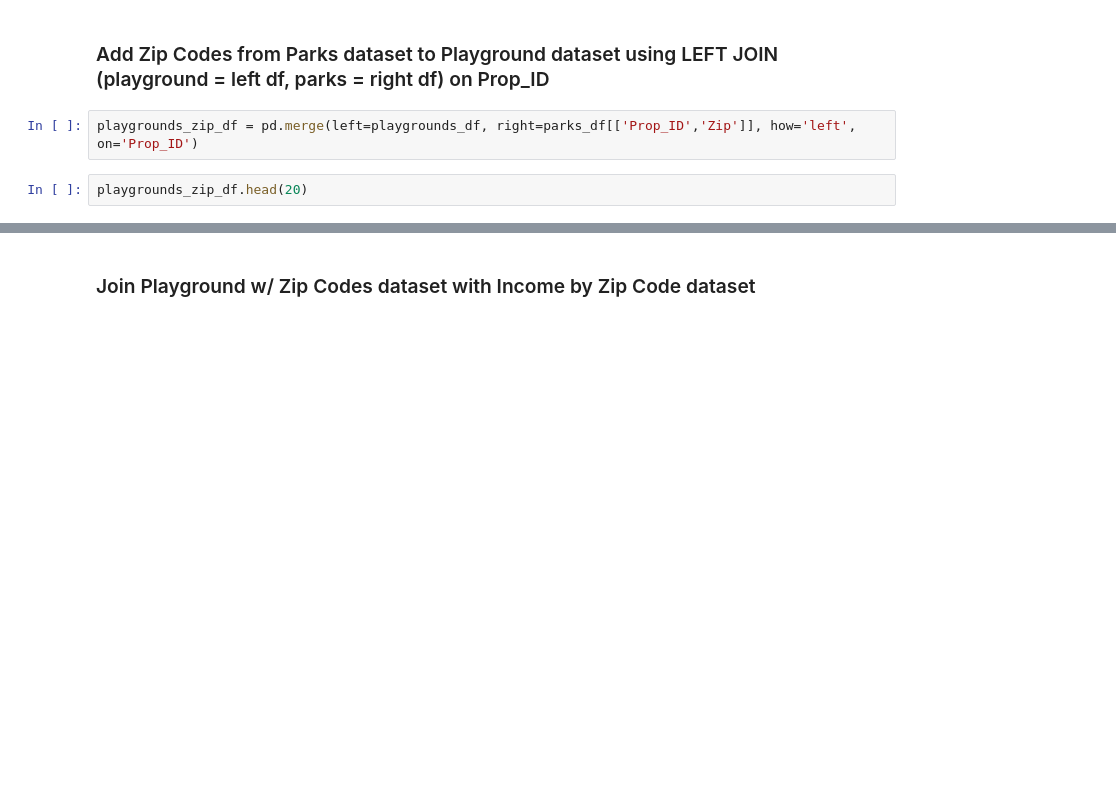
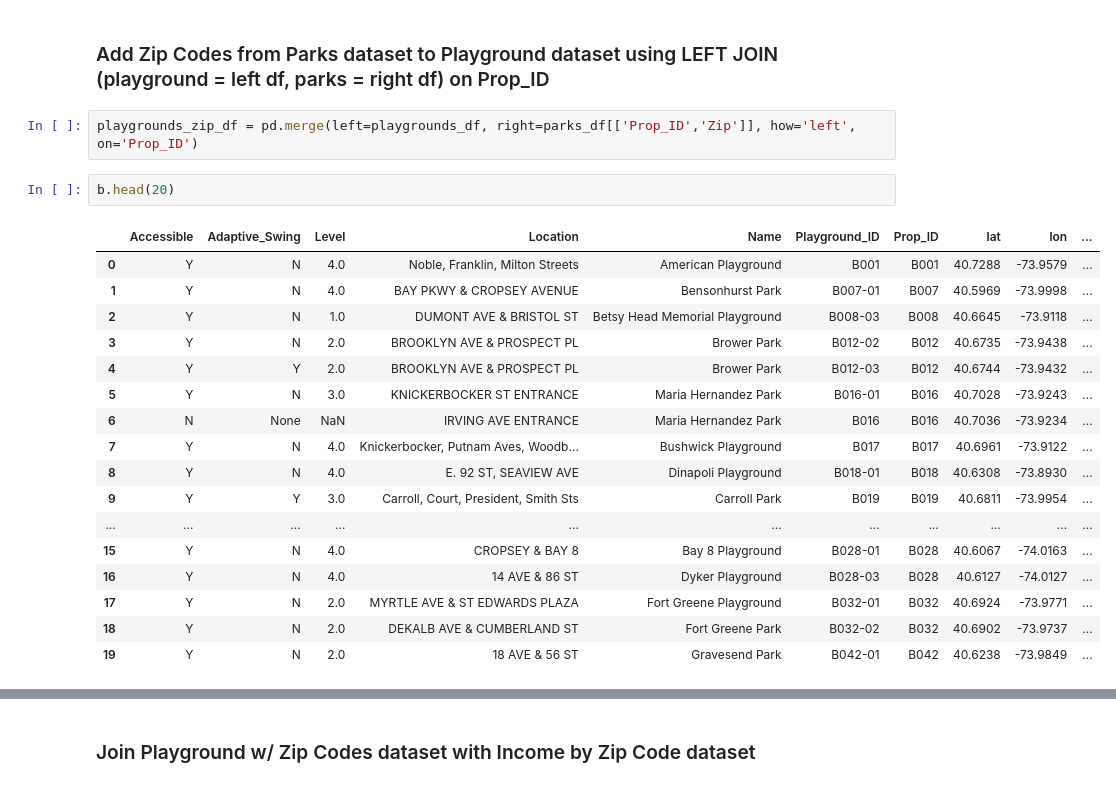
Before and after one commit to as6140/nyc_playgrounds_income, a Jupyter notebook: exploratory_data_analysis.ipynb, the cells around one changed output, grey strips where cells are left out. Drawn from its saved outputs; the diff is of its cells as text; blank space fills up the shorter version.

```diff
--- a/exploratory_data_analysis.ipynb
+++ b/exploratory_data_analysis.ipynb
@@ -389,4 +578,22 @@ playgrounds_df.drop(columns=['School_ID', 'Status'],inplace=True)
 # %%
 playgrounds_zip_df = pd.merge(left=playgrounds_df, right=parks_df[['Prop_ID','Zip']], how='left', on='Prop_ID')
 # %%
-playgrounds_zip_df.head(20)
+b.head(20)
+# %% [output]
+|  | Accessible | Adaptive_Swing | Level | Location | Name | Playground_ID | Prop_ID | lat | lon | ... |
+| 0 | Y | N | 4.0 | Noble, Franklin, Milton Streets | American Playground | B001 | B001 | 40.7288 | -73.9579 | ... |
+| 1 | Y | N | 4.0 | BAY PKWY & CROPSEY AVENUE | Bensonhurst Park | B007-01 | B007 | 40.5969 | -73.9998 | ... |
+| 2 | Y | N | 1.0 | DUMONT AVE & BRISTOL ST | Betsy Head Memorial Playground | B008-03 | B008 | 40.6645 | -73.9118 | ... |
+| 3 | Y | N | 2.0 | BROOKLYN AVE & PROSPECT PL | Brower Park | B012-02 | B012 | 40.6735 | -73.9438 | ... |
+| 4 | Y | Y | 2.0 | BROOKLYN AVE & PROSPECT PL | Brower Park | B012-03 | B012 | 40.6744 | -73.9432 | ... |
+| 5 | Y | N | 3.0 | KNICKERBOCKER ST ENTRANCE | Maria Hernandez Park | B016-01 | B016 | 40.7028 | -73.9243 | ... |
+| 6 | N | None | NaN | IRVING AVE ENTRANCE | Maria Hernandez Park | B016 | B016 | 40.7036 | -73.9234 | ... |
+| 7 | Y | N | 4.0 | Knickerbocker, Putnam Aves, Woodb... | Bushwick Playground | B017 | B017 | 40.6961 | -73.9122 | ... |
+| 8 | Y | N | 4.0 | E. 92 ST, SEAVIEW AVE | Dinapoli Playground | B018-01 | B018 | 40.6308 | -73.8930 | ... |
+| 9 | Y | Y | 3.0 | Carroll, Court, President, Smith Sts | Carroll Park | B019 | B019 | 40.6811 | -73.9954 | ... |
+| ... | ... | ... | ... | ... | ... | ... | ... | ... | ... | ... |
+| 15 | Y | N | 4.0 | CROPSEY & BAY 8 | Bay 8 Playground | B028-01 | B028 | 40.6067 | -74.0163 | ... |
+| 16 | Y | N | 4.0 | 14 AVE & 86 ST | Dyker Playground | B028-03 | B028 | 40.6127 | -74.0127 | ... |
+| 17 | Y | N | 2.0 | MYRTLE AVE & ST EDWARDS PLAZA | Fort Greene Playground | B032-01 | B032 | 40.6924 | -73.9771 | ... |
+| 18 | Y | N | 2.0 | DEKALB AVE & CUMBERLAND ST | Fort Greene Park | B032-02 | B032 | 40.6902 | -73.9737 | ... |
+| 19 | Y | N | 2.0 | 18 AVE & 56 ST | Gravesend Park | B042-01 | B042 | 40.6238 | -73.9849 | ... |
```
Also changed, not shown: parts of 44 cells of this notebook.
